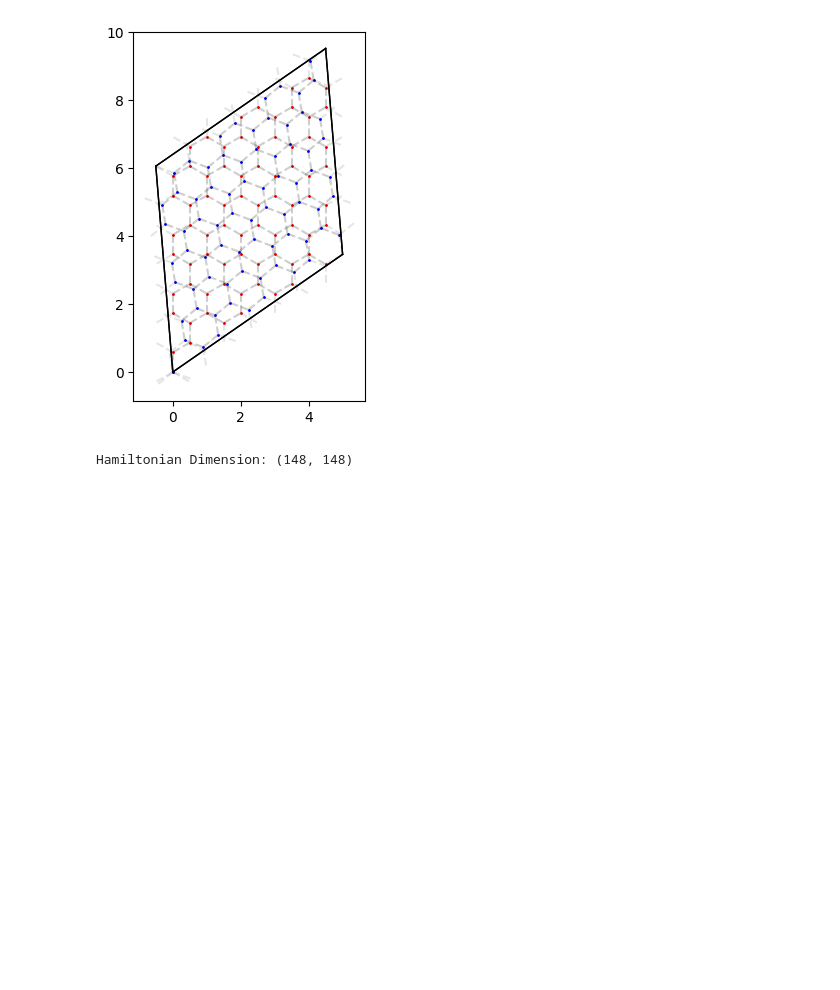
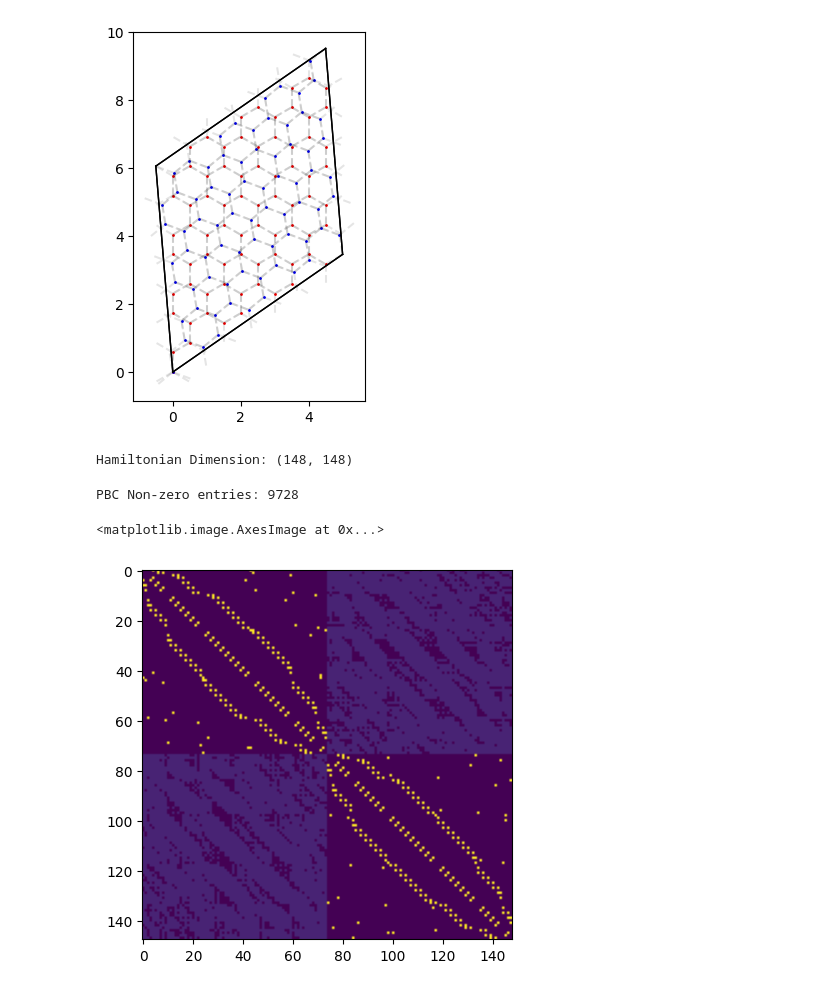
Before and after one commit to jabed-umar/MoirePy, a Jupyter notebook: docs/images/getting_started/quickstart_tbg/quickstart_tbg.ipynb, the cells around one changed output. Drawn from its saved outputs; the diff is of its cells as text; code cells hidden in the pictures; blank space fills up the shorter version.

```diff
--- a/docs/images/getting_started/quickstart_tbg/quickstart_tbg.ipynb
+++ b/docs/images/getting_started/quickstart_tbg/quickstart_tbg.ipynb
@@ -46,6 +46,16 @@ kham = lattice.generate_k_space_hamiltonian(
     tul=0.1, tlu=0.1,
     tlself=0.0, tuself=0.0
 )
+# %%
+print(f"PBC Non-zero entries: {ham.nnz}")
+# %% [output]
+PBC Non-zero entries: 9728
+# %%
+ham.todense().sum()
+plt.imshow(ham.todense())
+# %% [output]
+<matplotlib.image.AxesImage at 0x...>
+[figure, added]
 # %%
 import matplotlib.ticker as ticker
 from scipy.sparse.linalg import eigsh
```
Also changed, not shown: parts of 1 cell of this notebook, 20 other files.
